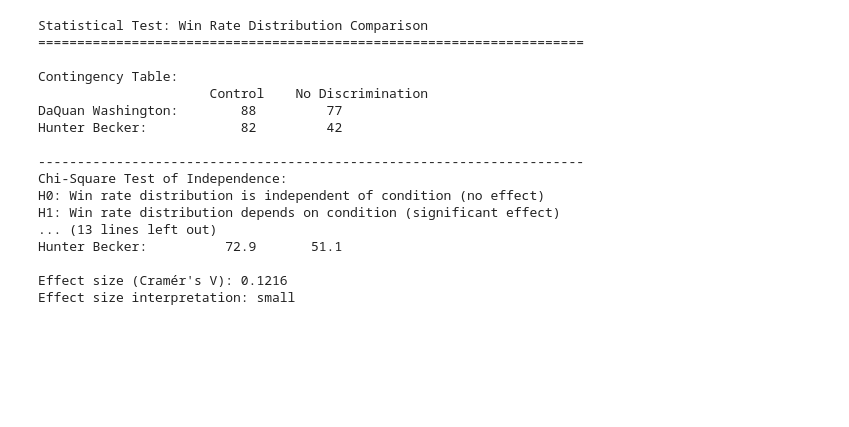
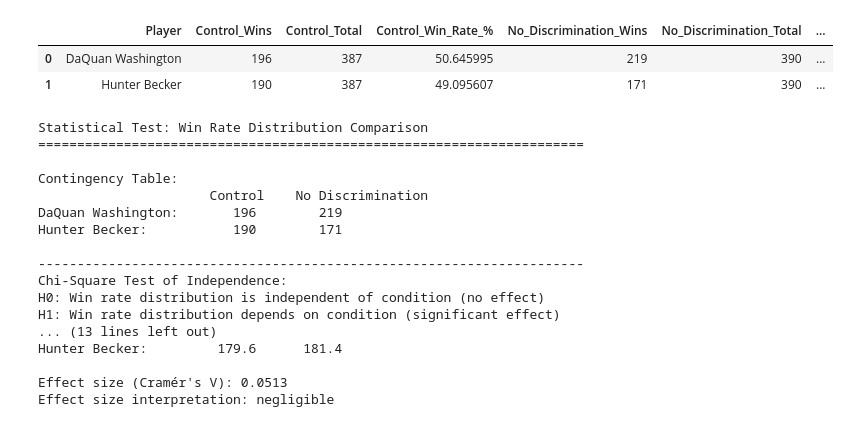
Before and after one commit to b-cho/spi-352, a Jupyter notebook: s2-parse-results.ipynb, the cells around one changed output. Cells and saved outputs as stored; diff of their text form; code cells hidden in the pictures; blank space fills up the shorter version.

```diff
--- a/s2-parse-results.ipynb
+++ b/s2-parse-results.ipynb
@@ -76,3 +78,11 @@ No Discrimination total games: 119
+# %%
+df = df.drop(df.index[1])
+# %%
+df
+# %% [output]
+|  | Player | Control_Wins | Control_Total | Control_Win_Rate_% | No_Discrimination_Wins | No_Discrimination_Total | ... |
+| 0 | DaQuan Washington | 196 | 387 | 50.645995 | 219 | 390 | ... |
+| 1 | Hunter Becker | 190 | 387 | 49.095607 | 171 | 390 | ... |
 # %%
 # Statistical test: Compare win rate distributions between conditions
 from scipy.stats import chi2_contingency
@@ -144,15 +154,15 @@ Statistical Test: Win Rate Distribution Comparison
 
 Contingency Table:
                       Control    No Discrimination
-DaQuan Washington:        88         77
-Hunter Becker:            82         42
+DaQuan Washington:       196        219
+Hunter Becker:           190        171
 
 ----------------------------------------------------------------------
 Chi-Square Test of Independence:
 H0: Win rate distribution is independent of condition (no effect)
 H1: Win rate distribution depends on condition (significant effect)
 ... (13 lines left out)
-Hunter Becker:          72.9       51.1
+Hunter Becker:         179.6      181.4
 
-Effect size (Cramér's V): 0.1216
-Effect size interpretation: small
+Effect size (Cramér's V): 0.0513
+Effect size interpretation: negligible
```
Also changed, not shown: parts of 3 cells of this notebook, 6 other files.
